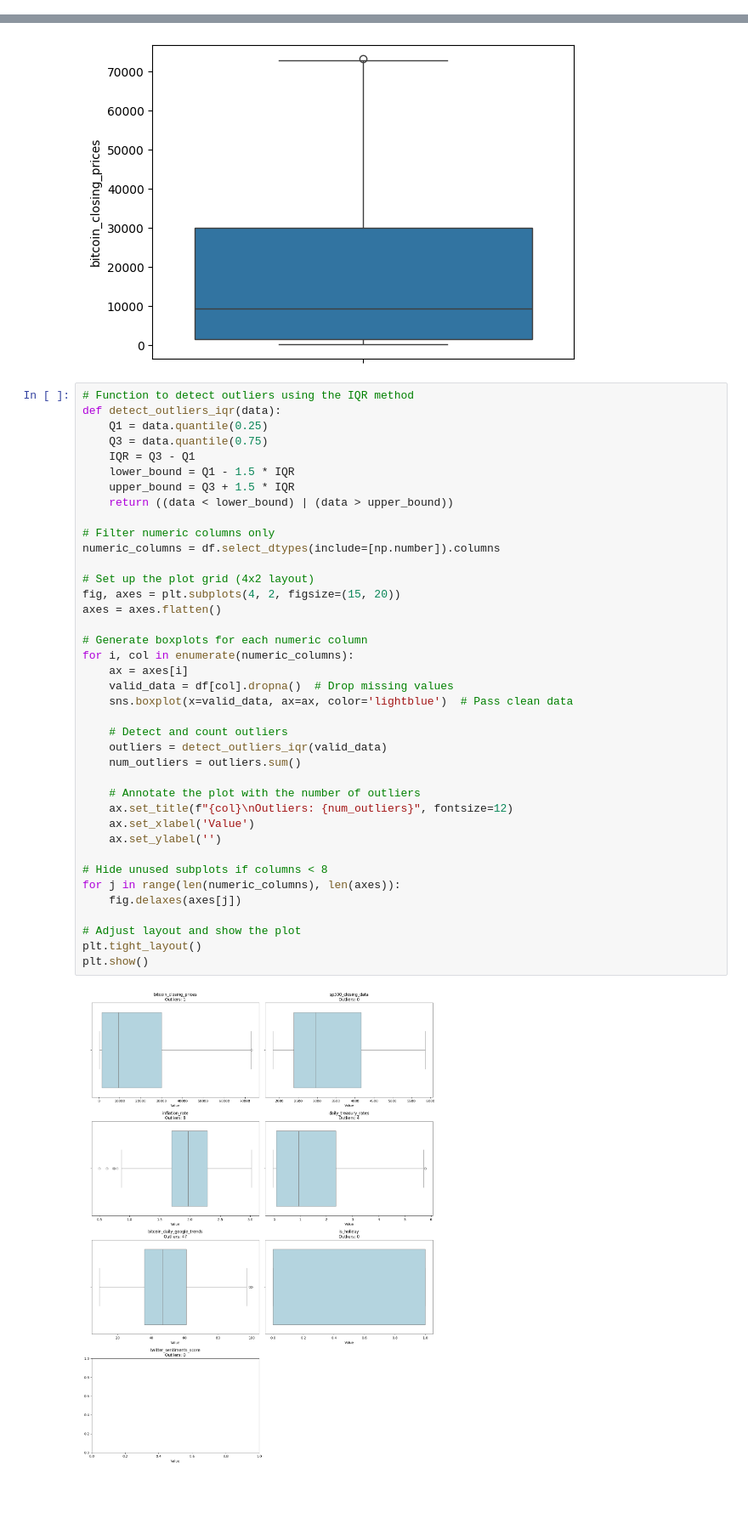
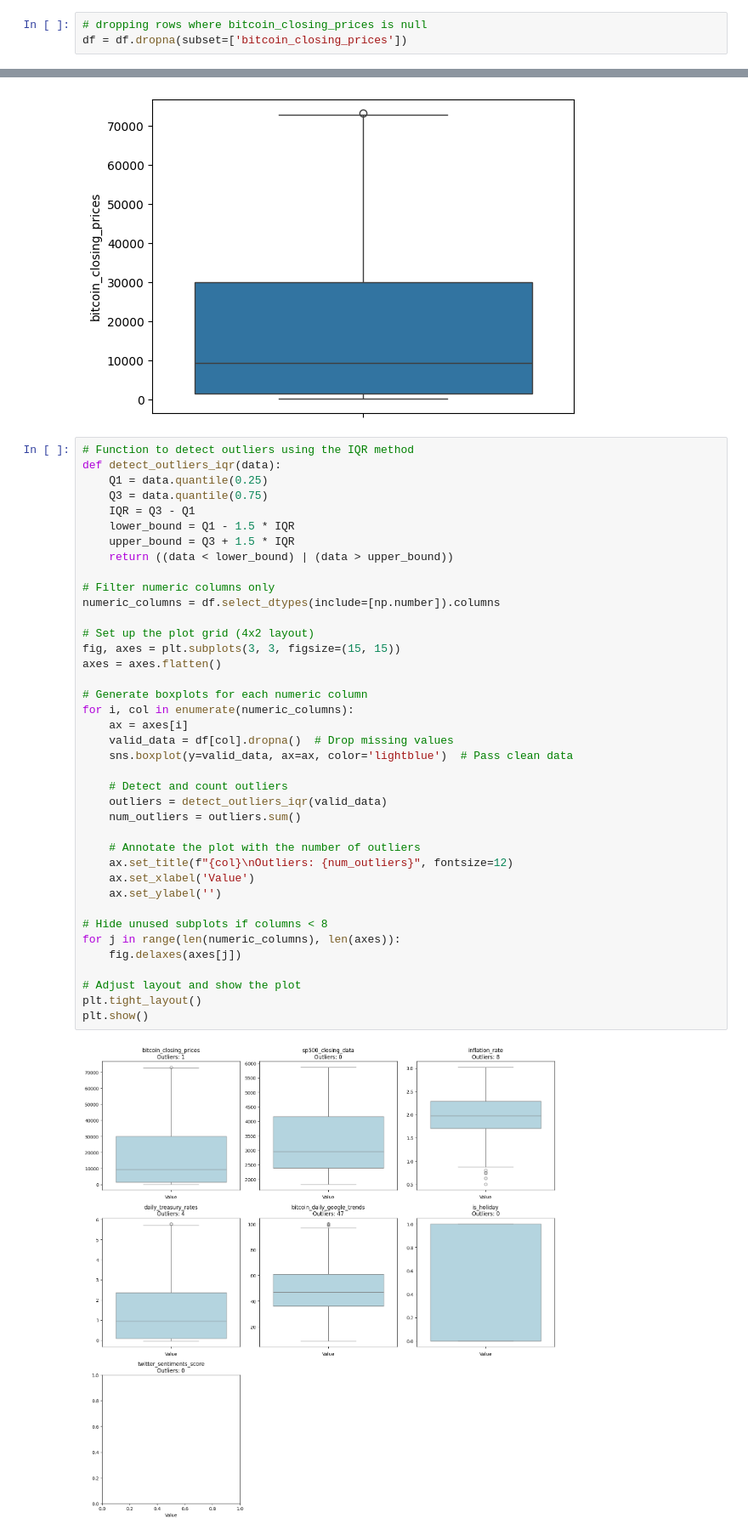
Before and after one commit to kalakhushi18/Advance-Time-Series-Prediction-W24, a Jupyter notebook: 1_DatasetCharacteristics/exploratory_data_analysis.ipynb, the cells around one changed output, grey strips where cells are left out. Shown at 85% size. Saved outputs shown, nothing was run; the diff lists cells and outputs as text; blank space fills up the shorter version.

Commit message:
Initial Data Analysis

```diff
--- a/1_DatasetCharacteristics/exploratory_data_analysis.ipynb
+++ b/1_DatasetCharacteristics/exploratory_data_analysis.ipynb
@@ -167,3 +167,6 @@ df[df['bitcoin_closing_prices'].isnull()]
 # %% [output]
 |  | date | bitcoin_closing_prices | sp500_closing_data | inflation_rate | daily_treasury_rates | ... |
 | 3655 | 2024-11-03 | NaN | 5728.799805 | 2.33 | 4.57 | ... |
+# %%
+# dropping rows where bitcoin_closing_prices is null
+df = df.dropna(subset=['bitcoin_closing_prices'])
@@ -259,33 +283,33 @@ def detect_outliers_iqr(data):
     return ((data < lower_bound) | (data > upper_bound))
 
 # Filter numeric columns only
 numeric_columns = df.select_dtypes(include=[np.number]).columns
 
 # Set up the plot grid (4x2 layout)
-fig, axes = plt.subplots(4, 2, figsize=(15, 20))
+fig, axes = plt.subplots(3, 3, figsize=(15, 15))
 axes = axes.flatten()
 
 # Generate boxplots for each numeric column
 for i, col in enumerate(numeric_columns):
     ax = axes[i]
     valid_data = df[col].dropna()  # Drop missing values
-    sns.boxplot(x=valid_data, ax=ax, color='lightblue')  # Pass clean data
+    sns.boxplot(y=valid_data, ax=ax, color='lightblue')  # Pass clean data
 
     # Detect and count outliers
     outliers = detect_outliers_iqr(valid_data)
     num_outliers = outliers.sum()
 
     # Annotate the plot with the number of outliers
     ax.set_title(f"{col}\nOutliers: {num_outliers}", fontsize=12)
     ax.set_xlabel('Value')
     ax.set_ylabel('')
 
 # Hide unused subplots if columns < 8
 for j in range(len(numeric_columns), len(axes)):
     fig.delaxes(axes[j])
 
 # Adjust layout and show the plot
 plt.tight_layout()
 plt.show()
 # %% [output]
-[figure, old version]
+[figure, new version]
```
Also changed, not shown: parts of 4 cells of this notebook, 1 other file.
